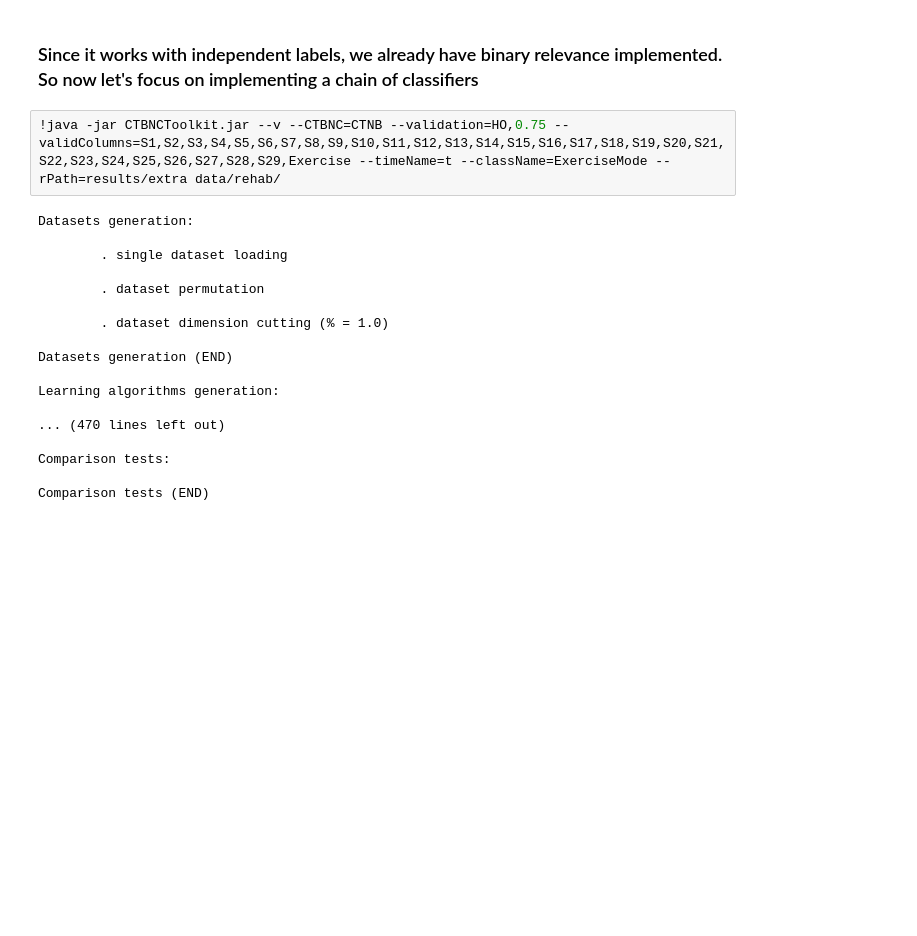
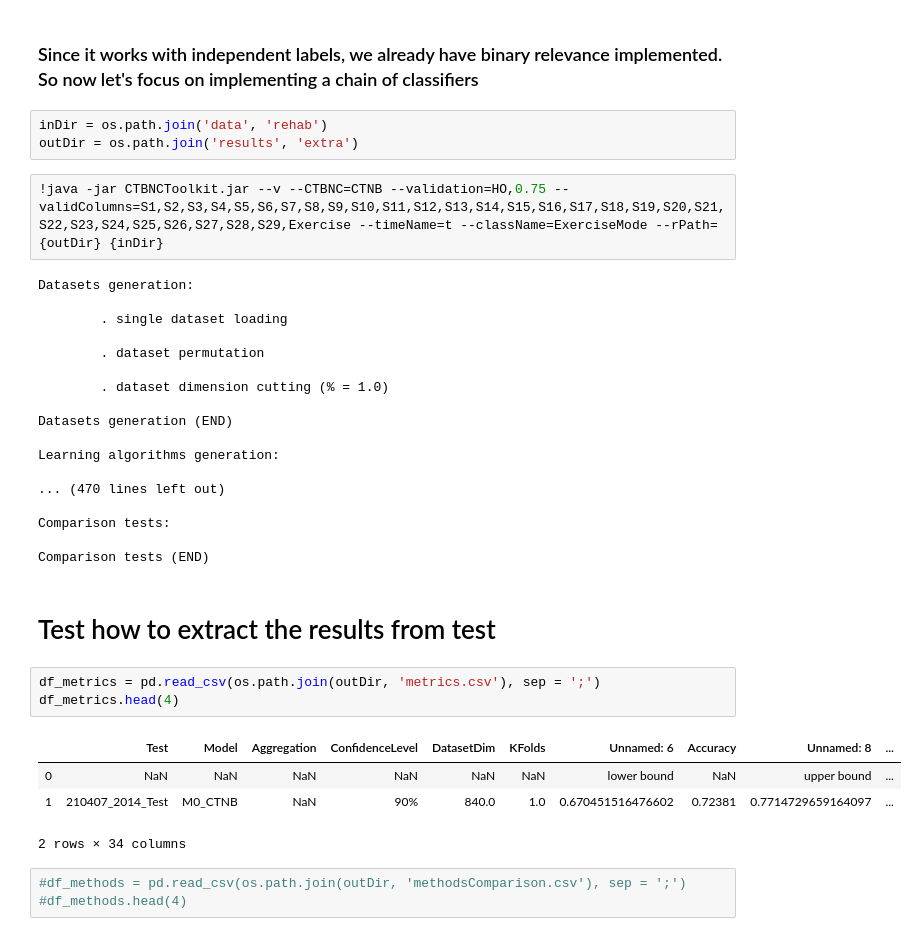
Before and after one commit to santigc6/ctbnc-chain, a Jupyter notebook: CTBNCToolkit/notebooks/ctbnc-multilabel.ipynb, the cells around one changed output. Drawn from its saved outputs; the diff is of its cells as text; blank space fills up the shorter version.

Commit message:
get metrics and accuracy

```diff
--- a/CTBNCToolkit/notebooks/ctbnc-multilabel.ipynb
+++ b/CTBNCToolkit/notebooks/ctbnc-multilabel.ipynb
@@ -102,8 +88,11 @@ Comparison tests:
 Comparison tests (END)
 # %% [markdown]
 ### Since it works with independent labels, we already have binary relevance implemented. So now let's focus on implementing a chain of classifiers
+# %%
+inDir = os.path.join('data', 'rehab')
+outDir = os.path.join('results', 'extra')
 # %%
-!java -jar CTBNCToolkit.jar --v --CTBNC=CTNB --validation=HO,0.75 --validColumns=S1,S2,S3,S4,S5,S6,S7,S8,S9,S10,S11,S12,S13,S14,S15,S16,S17,S18,S19,S20,S21,S22,S23,S24,S25,S26,S27,S28,S29,Exercise --timeName=t --className=ExerciseMode --rPath=results/extra data/rehab/
+!java -jar CTBNCToolkit.jar --v --CTBNC=CTNB --validation=HO,0.75 --validColumns=S1,S2,S3,S4,S5,S6,S7,S8,S9,S10,S11,S12,S13,S14,S15,S16,S17,S18,S19,S20,S21,S22,S23,S24,S25,S26,S27,S28,S29,Exercise --timeName=t --className=ExerciseMode --rPath={outDir} {inDir}
 # %% [output]
 Datasets generation:
 
@@ -122,3 +111,16 @@ Learning algorithms generation:
 Comparison tests:
 
 Comparison tests (END)
+# %% [markdown]
+# Test how to extract the results from test
+# %%
+df_metrics = pd.read_csv(os.path.join(outDir, 'metrics.csv'), sep = ';')
+df_metrics.head(4)
+# %% [output]
+|  | Test | Model | Aggregation | ConfidenceLevel | DatasetDim | KFolds | Unnamed: 6 | Accuracy | Unnamed: 8 | ... |
+| 0 | NaN | NaN | NaN | NaN | NaN | NaN | lower bound | NaN | upper bound | ... |
+| 1 | 210407_2014_Test | M0_CTNB | NaN | 90% | 840.0 | 1.0 | 0.670451516476602 | 0.72381 | 0.7714729659164097 | ... |
+2 rows × 34 columns
+# %%
+#df_methods = pd.read_csv(os.path.join(outDir, 'methodsComparison.csv'), sep = ';')
+#df_methods.head(4)
```
Also changed, not shown: parts of 11 cells of this notebook, 12 other files.
